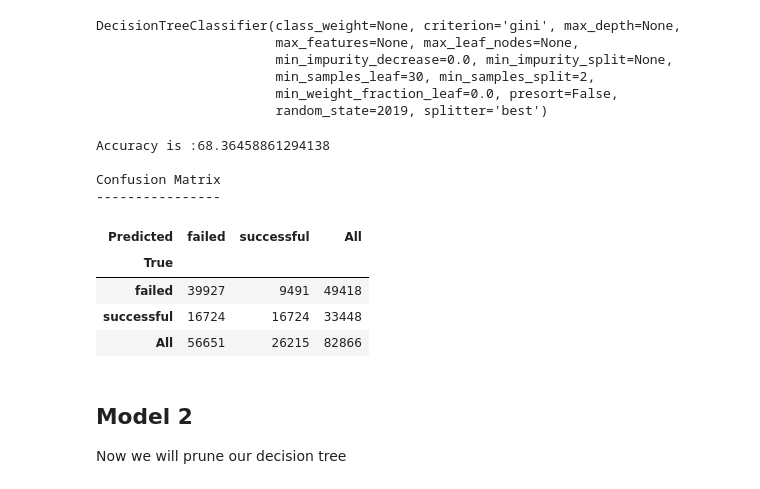
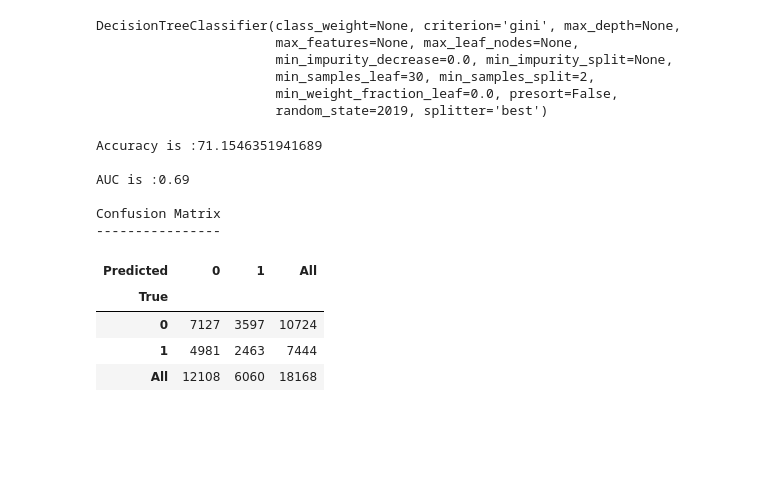
Before and after one commit to sherzyang/mod-3-project, a Jupyter notebook: kickstarter_model_2.ipynb, the cells around one changed output. Cells and saved outputs as stored; diff of their text form; code cells hidden in the pictures; blank space fills up the shorter version.

```diff
--- a/kickstarter_model_2.ipynb
+++ b/kickstarter_model_2.ipynb
@@ -286,7 +280,7 @@ clf = DecisionTreeClassifier(random_state=2019,
                              criterion="gini",
                              min_samples_split=2)
 
-clf.fit(X_test, y_test)
+clf.fit(X_test2, y_test)
 # %% [output]
 DecisionTreeClassifier(class_weight=None, criterion='gini', max_depth=None,
                        max_features=None, max_leaf_nodes=None,
@@ -309,27 +303,41 @@ Image(graph.create_png())
 # %%
-y_pred = clf.predict(X_test)
+y_pred = clf.predict(X_test2)
+# %%
+y_pred = pd.Series(y_pred)
+# %%
+y_train = y_train.replace('successful', 1)
+y_train = y_train.replace('failed', 0)
+
+y_test = y_test.replace('successful', 1)
+y_test = y_test.replace('failed', 0)
+
+y_pred = y_pred.replace('successful', 1)
+y_pred = y_pred.replace('failed', 0)
 # %%
 from sklearn.metrics import accuracy_score, roc_curve, auc
 
 # Calculate Accuracy
 acc = accuracy_score(y_test,y_pred) * 100
 print("Accuracy is :{0}".format(acc))
 
+# Check the AUC for predictions
+false_positive_rate, true_positive_rate, thresholds = roc_curve(y_test, y_pred)
+roc_auc = auc(false_positive_rate, true_positive_rate)
+print("\nAUC is :{0}".format(round(roc_auc,2)))
+
 # Create and print a confusion matrix
 print('\nConfusion Matrix')
 print('----------------')
 pd.crosstab(y_test, y_pred, rownames=['True'], colnames=['Predicted'], margins=True)
 # %% [output]
-Accuracy is :68.36458861294138
+Accuracy is :71.1546351941689
+
+AUC is :0.69
 
 Confusion Matrix
 ----------------
-| Predicted | failed | successful | All |
+| Predicted | 0 | 1 | All |
 | True |  |  |  |
-| failed | 39927 | 9491 | 49418 |
-| successful | 16724 | 16724 | 33448 |
-| All | 56651 | 26215 | 82866 |
+| 0 | 7127 | 3597 | 10724 |
+| 1 | 4981 | 2463 | 7444 |
+| All | 12108 | 6060 | 18168 |
-# %% [markdown]
-## Model 2
-
-Now we will prune our decision tree
```
Also changed, not shown: parts of 17 cells of this notebook.
